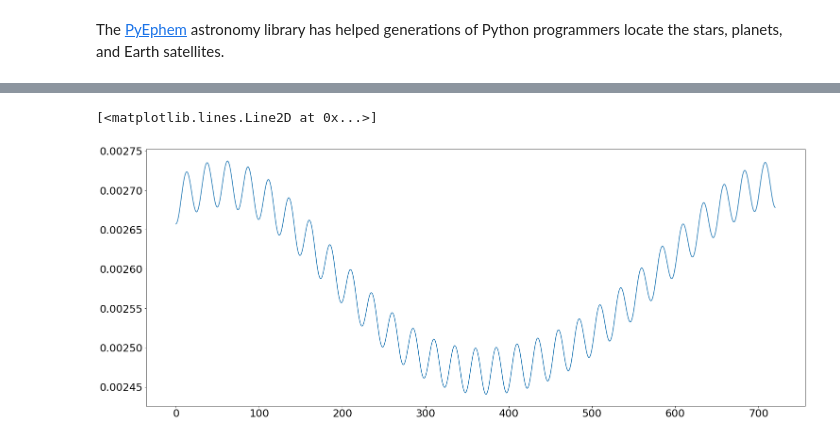
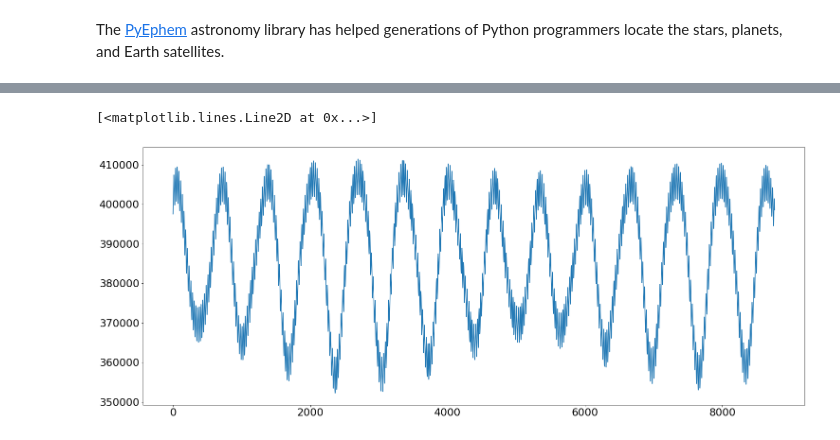
Before and after one commit to faber6911/venice-is-drowning, a Jupyter notebook: moon_distance/lunar_motion.ipynb, the cells around one changed output, grey strips where cells are left out. Cells and saved outputs as stored; diff of their text form; code cells hidden in the pictures.

```diff
--- a/moon_distance/lunar_motion.ipynb
+++ b/moon_distance/lunar_motion.ipynb
@@ -109,7 +109,7 @@ moon_dists
 # %%
 # predict the venice-moon distance for n future hours
 
-for i in range(24*30):
+for i in range(24*365):
     start_date += 3600
     venice.date = dt.datetime.fromtimestamp(start_date).strftime('%Y/%m/%d %H:%M:%S')
     moon.compute(venice)
@@ -117,7 +117,7 @@ for i in range(24*30):
 # %%
 # plot it
 plt.figure(figsize = (25, 10))
-plt.plot(moon_dists)
+plt.plot(np.array(moon_dists)*1.496e8)
 # %% [output]
 [<matplotlib.lines.Line2D at 0x...>]
-[figure, old version]
+[figure, new version]
```
Also changed, not shown: parts of 20 cells of this notebook, 4 other files.
